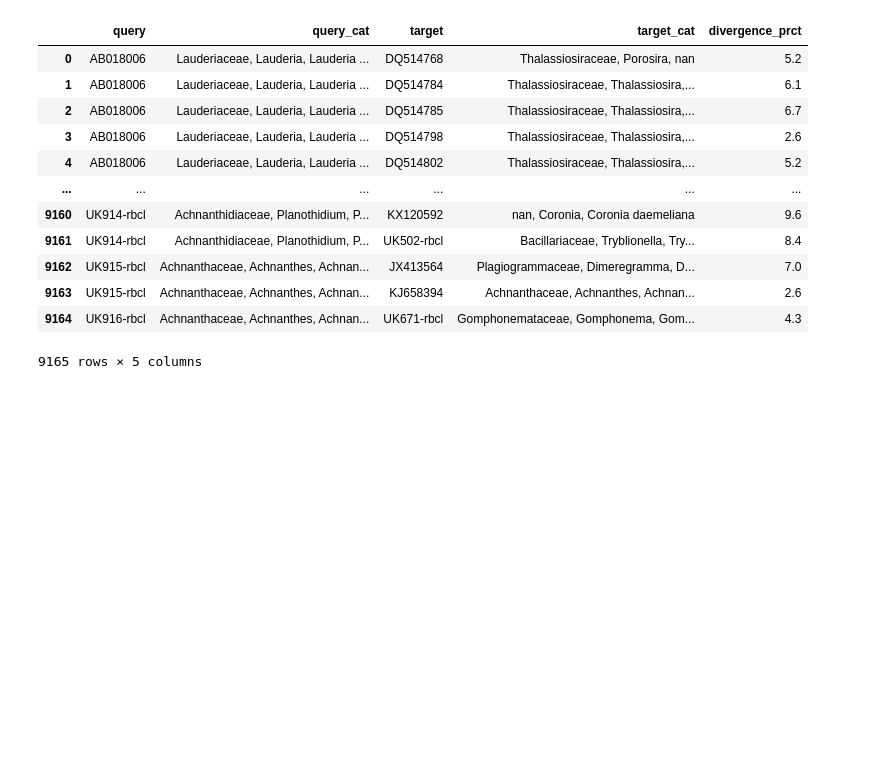
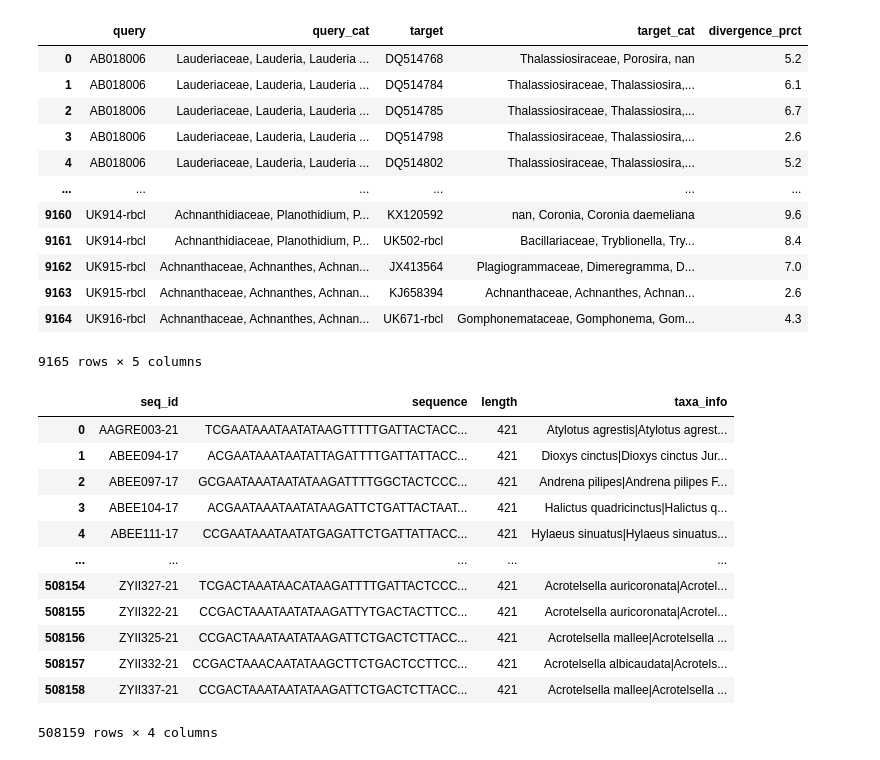
Before and after one commit to CIBIO-BU/mozaiko, a Jupyter notebook: draft.ipynb, the cells around one changed output. Saved outputs shown, nothing was run; the diff lists cells and outputs as text; code cells hidden in the pictures; blank space fills up the shorter version.

```diff
--- a/draft.ipynb
+++ b/draft.ipynb
@@ -5577,3 +5577,24 @@ df2_comp
 | 9163 | UK915-rbcl | Achnanthaceae, Achnanthes, Achnan... | KJ658394 | Achnanthaceae, Achnanthes, Achnan... | 2.6 |
 | 9164 | UK916-rbcl | Achnanthaceae, Achnanthes, Achnan... | UK671-rbcl | Gomphonemataceae, Gomphonema, Gom... | 4.3 |
 9165 rows × 5 columns
+# %%
+fasta_path = "/home/camilababo/Documents/coding-projects/DNAquaIMG-tool/mozaiko/data/output_data/BMI-lastest-version-test-rounding-ranks-flat-refdb/all_complete_pbs/filtered/COI_BF2_BR2.fasta"
+
+from src.mozaiko.reference_database.sequence_import import *
+
+fasta_import = CustomFastaImport()
+fasta_import.read_fasta(fasta_path)
+# %% [output]
+|  | seq_id | sequence | length | taxa_info |
+| 0 | AAGRE003-21 | TCGAATAAATAATATAAGTTTTTGATTACTACC... | 421 | Atylotus agrestis|Atylotus agrest... |
+| 1 | ABEE094-17 | ACGAATAAATAATATTAGATTTTGATTATTACC... | 421 | Dioxys cinctus|Dioxys cinctus Jur... |
+| 2 | ABEE097-17 | GCGAATAAATAATATAAGATTTTGGCTACTCCC... | 421 | Andrena pilipes|Andrena pilipes F... |
+| 3 | ABEE104-17 | ACGAATAAATAATATAAGATTCTGATTACTAAT... | 421 | Halictus quadricinctus|Halictus q... |
+| 4 | ABEE111-17 | CCGAATAAATAATATGAGATTCTGATTATTACC... | 421 | Hylaeus sinuatus|Hylaeus sinuatus... |
+| ... | ... | ... | ... | ... |
+| 508154 | ZYII327-21 | TCGACTAAATAACATAAGATTTTGATTACTCCC... | 421 | Acrotelsella auricoronata|Acrotel... |
+| 508155 | ZYII322-21 | CCGACTAAATAATATAAGATTYTGACTACTTCC... | 421 | Acrotelsella auricoronata|Acrotel... |
+| 508156 | ZYII325-21 | CCGACTAAATAATATAAGATTCTGACTCTTACC... | 421 | Acrotelsella mallee|Acrotelsella ... |
+| 508157 | ZYII332-21 | CCGACTAAACAATATAAGCTTCTGACTCCTTCC... | 421 | Acrotelsella albicaudata|Acrotels... |
+| 508158 | ZYII337-21 | CCGACTAAATAATATAAGATTCTGACTCTTACC... | 421 | Acrotelsella mallee|Acrotelsella ... |
+508159 rows × 4 columns
```
Also changed, not shown: parts of 10 cells of this notebook, 4 other files.
